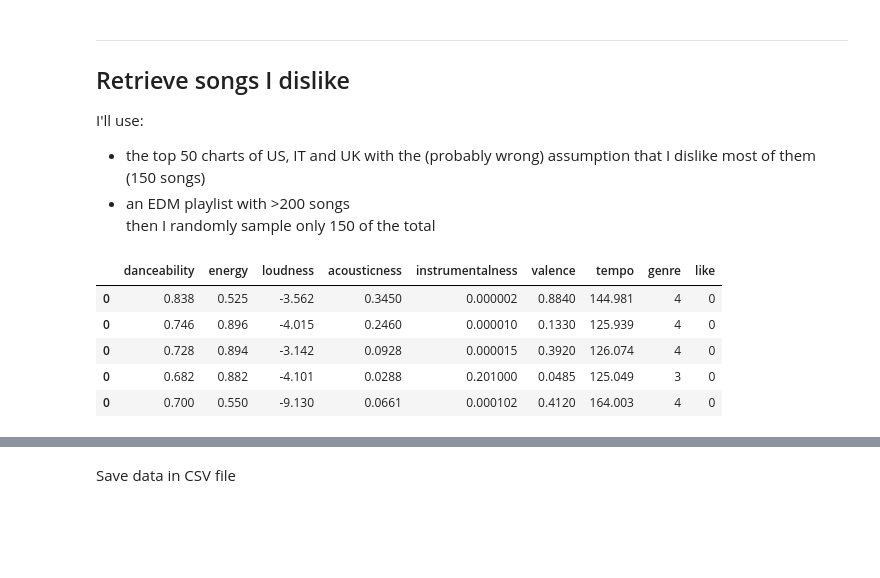
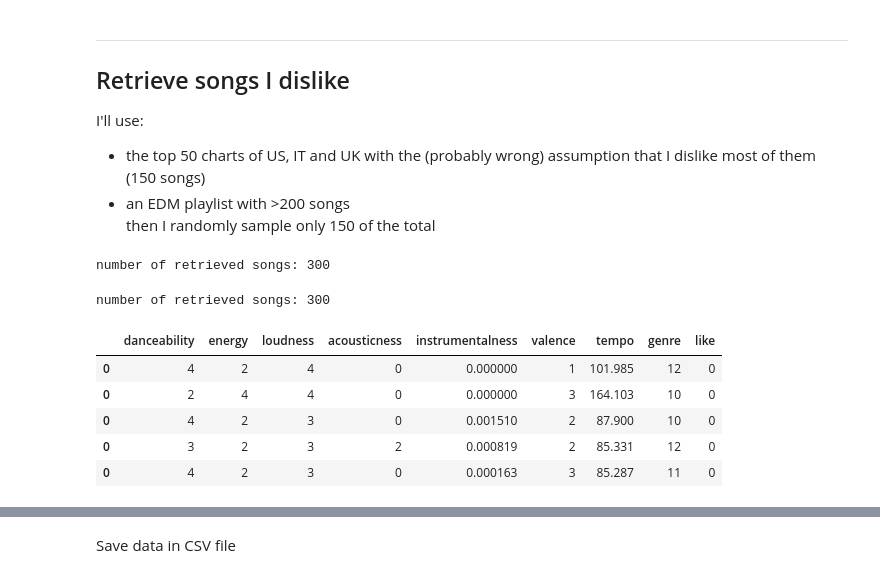
Before and after one commit to danielenapo/Bayesify, a Jupyter notebook: Dataset.ipynb, the cells around one changed output, grey strips where cells are left out. Saved outputs shown, nothing was run; the diff lists cells and outputs as text; code cells hidden in the pictures; blank space fills up the shorter version.

```diff
--- a/Dataset.ipynb
+++ b/Dataset.ipynb
@@ -4,6 +4,11 @@ First we import the spotipy library to easily interface with the Spotify API, an
 # %%
 import spotipy
 from spotipy.oauth2 import SpotifyOAuth
+import matplotlib.pyplot as plt
+import numpy as np
+import pandas as pd
+import seaborn as sns
+
 client_id = 'data'
 client_secret = 'data'
 sp = spotipy.Spotify(auth_manager=SpotifyOAuth(client_id=client_id,
@@ -12,7 +17,7 @@ sp = spotipy.Spotify(auth_manager=SpotifyOAuth(client_id=client_id,
                                                            scope="user-library-read"))
 
 def enumerate_genre(genres):
-    genre_dict = { 1: 'country', 2: 'trap',3:'edm', 4:'electronic', 5: 'indie', 6: 'metal', 7: 'rock', 8: 'hip-hop', 9: 'soul', 10: 'r&b',  11: 'jazz'}
+    genre_dict = { 1: 'country', 2:'trap',3:'edm', 4:'electronic', 5: 'indie', 6: 'metal', 7: 'rock', 8: 'hip-hop', 9: 'soul', 10: 'r&b',  11: 'jazz', 12: "pop"}
     g=0
     for genre in genres:
         for key, value in genre_dict.items():
@@ -83,0 +76,24 @@ df.head()
+# %%
+#insert all preprocessing here, starting from track_features (a list of dictionaries)
+#data is a dataframe with all features and the genre, like is a value 0 or 1 to be added to the dataframe
+def preprocessing(data, like):
+    #transform to dataframe
+    df=[]
+    for i in range(len(track_features)):
+        df.append(pd.DataFrame(track_features[i]))
+    df = pd.concat(df)
+    #feature selection
+    df.drop(['type','id','uri','track_href','analysis_url','time_signature', 'key', 'mode', 'speechiness', 'liveness', 'duration_ms'],axis=1,inplace=True)
+    df["like"]=like
+    # discretization using sklearn.preprocessing.KBinsDiscretizer
+    from sklearn.preprocessing import KBinsDiscretizer
+    est = KBinsDiscretizer(n_bins=5, encode='ordinal', strategy='uniform')
+
+    df['loudness'] = pd.cut(df['loudness'], bins=5, labels=[0,1,2,3,4])
+    df['valence'] = pd.cut(df['valence'], bins=5, labels=[0,1,2,3,4])
+    df['acousticness'] = pd.cut(df['acousticness'], bins=5, labels=[0,1,2,3,4])
+    df['danceability'] = pd.cut(df['danceability'], bins=5, labels=[0,1,2,3,4])
+    df['energy'] = pd.cut(df['energy'], bins=5, labels=[0,1,2,3,4])
+    df['instrumentalness']=pd.cut(df['instrumentalness'], bins=2, labels=[0,1])
+    #return final dataframe
+    return df
@@ -138,56 +163,53 @@ for market in markets:
                 continue
         except:
             continue
+        print("number of retrieved songs:", len(track_features), end="\r")
         top50.append(sp.audio_features(results['tracks']['items'][i]['id']))
         #add column genre
         top50[-1][0]['genre'] = g
+# %% [output]
+number of retrieved songs: 300
 # %%
-
 #do same thing with playlist
 offset=0
 for i in range(2):
     #get tracks from link playlist
     results = sp.playlist_tracks(linkPlaylistEDM, limit=50, offset=offset)
     for i in range(len(results['items'])):
         #get track supergenere from artist
         try:
             track_genre = sp.artist(results['items'][i]['track']['artists'][0]['id'])['genres']
             g=enumerate_genre(track_genre)
             #check if g is NaN
             if(g==0 or g==np.nan):
                 continue
         except:
             continue
         audio_features = sp.audio_features(results['items'][i]['track']['id'])
         if(audio_features==[None]):
             continue
         top50.append(audio_features)
+        print("number of retrieved songs:", len(track_features), end="\r")
         #add column genre
         top50[-1][0]['genre'] = g
     offset+=50
     if offset>=results['total']:
         break
 #convert to dataframe
 #take only 150 random songs
 random.shuffle(top50)
-top50 = top50[:150]
-dfDislike=[]
-for i in range(len(top50)):
-    dfDislike.append(pd.DataFrame(top50[i]))
-dfDislike = pd.concat(dfDislike)
-dfDislike.drop(['type','id','uri','track_href','analysis_url','time_signature', 'key', 'mode', 'speechiness', 'liveness', 'duration_ms'],axis=1,inplace=True)
-#add column named 'like' with all 0s
-dfDislike['like']=0
-
+top50 = top50[:300]
+dfDislike=preprocessing(top50, 0)
 
 dfDislike.head()
 # %% [output]
+number of retrieved songs: 300
 |  | danceability | energy | loudness | acousticness | instrumentalness | valence | tempo | genre | like |
-| 0 | 0.838 | 0.525 | -3.562 | 0.3450 | 0.000002 | 0.8840 | 144.981 | 4 | 0 |
-| 0 | 0.746 | 0.896 | -4.015 | 0.2460 | 0.000010 | 0.1330 | 125.939 | 4 | 0 |
-| 0 | 0.728 | 0.894 | -3.142 | 0.0928 | 0.000015 | 0.3920 | 126.074 | 4 | 0 |
-| 0 | 0.682 | 0.882 | -4.101 | 0.0288 | 0.201000 | 0.0485 | 125.049 | 3 | 0 |
-| 0 | 0.700 | 0.550 | -9.130 | 0.0661 | 0.000102 | 0.4120 | 164.003 | 4 | 0 |
+| 0 | 4 | 2 | 4 | 0 | 0.000000 | 1 | 101.985 | 12 | 0 |
+| 0 | 2 | 4 | 4 | 0 | 0.000000 | 3 | 164.103 | 10 | 0 |
+| 0 | 4 | 2 | 3 | 0 | 0.001510 | 2 | 87.900 | 10 | 0 |
+| 0 | 3 | 2 | 3 | 2 | 0.000819 | 2 | 85.331 | 12 | 0 |
+| 0 | 4 | 2 | 3 | 0 | 0.000163 | 3 | 85.287 | 11 | 0 |
 # %%
 dfDislike.hist(figsize=(10,10))
 # %% [output]
```
Also changed, not shown: parts of 12 cells of this notebook, 3 other files.
